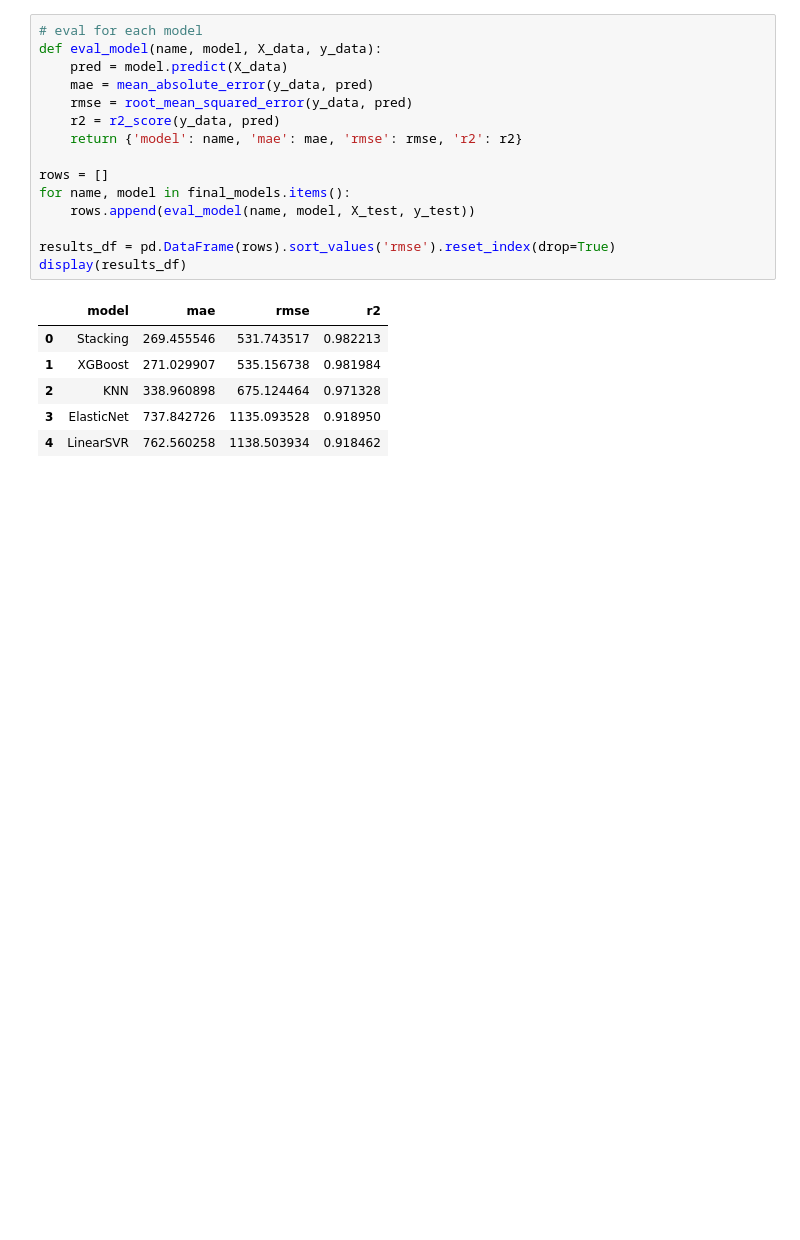
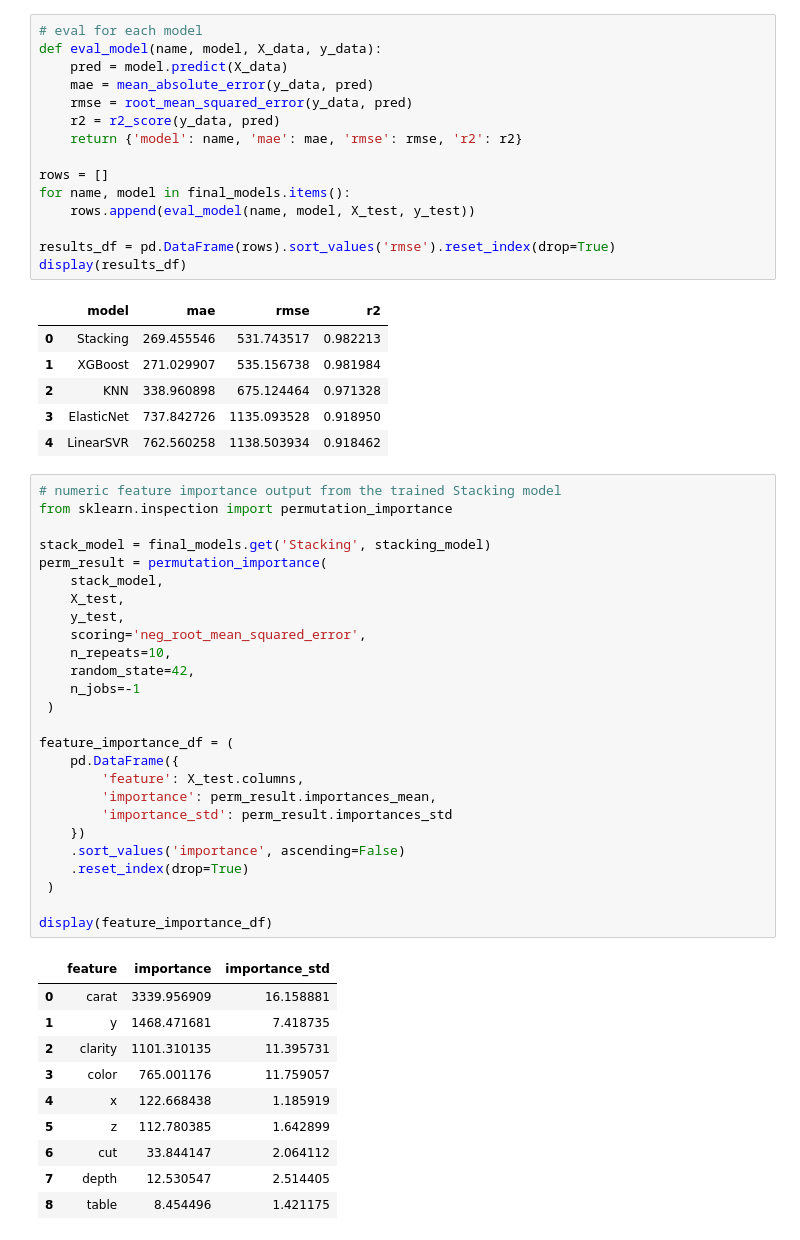
Before and after one commit to Aashu-P/Diamond-Price-Prediction, a Jupyter notebook: modeling.ipynb, the cells around one changed output. Drawn from its saved outputs; the diff is of its cells as text; blank space fills up the shorter version.

```diff
--- a/modeling.ipynb
+++ b/modeling.ipynb
@@ -233,3 +233,40 @@ display(results_df)
 | 2 | KNN | 338.960898 | 675.124464 | 0.971328 |
 | 3 | ElasticNet | 737.842726 | 1135.093528 | 0.918950 |
 | 4 | LinearSVR | 762.560258 | 1138.503934 | 0.918462 |
+# %%
+# numeric feature importance output from the trained Stacking model
+from sklearn.inspection import permutation_importance
+
+stack_model = final_models.get('Stacking', stacking_model)
+perm_result = permutation_importance(
+    stack_model,
+    X_test,
+    y_test,
+    scoring='neg_root_mean_squared_error',
+    n_repeats=10,
+    random_state=42,
+    n_jobs=-1
+ )
+
+feature_importance_df = (
+    pd.DataFrame({
+        'feature': X_test.columns,
+        'importance': perm_result.importances_mean,
+        'importance_std': perm_result.importances_std
+    })
+    .sort_values('importance', ascending=False)
+    .reset_index(drop=True)
+ )
+
+display(feature_importance_df)
+# %% [output]
+|  | feature | importance | importance_std |
+| 0 | carat | 3339.956909 | 16.158881 |
+| 1 | y | 1468.471681 | 7.418735 |
+| 2 | clarity | 1101.310135 | 11.395731 |
+| 3 | color | 765.001176 | 11.759057 |
+| 4 | x | 122.668438 | 1.185919 |
+| 5 | z | 112.780385 | 1.642899 |
+| 6 | cut | 33.844147 | 2.064112 |
+| 7 | depth | 12.530547 | 2.514405 |
+| 8 | table | 8.454496 | 1.421175 |
```
Also changed, not shown: parts of 1 cell of this notebook.
